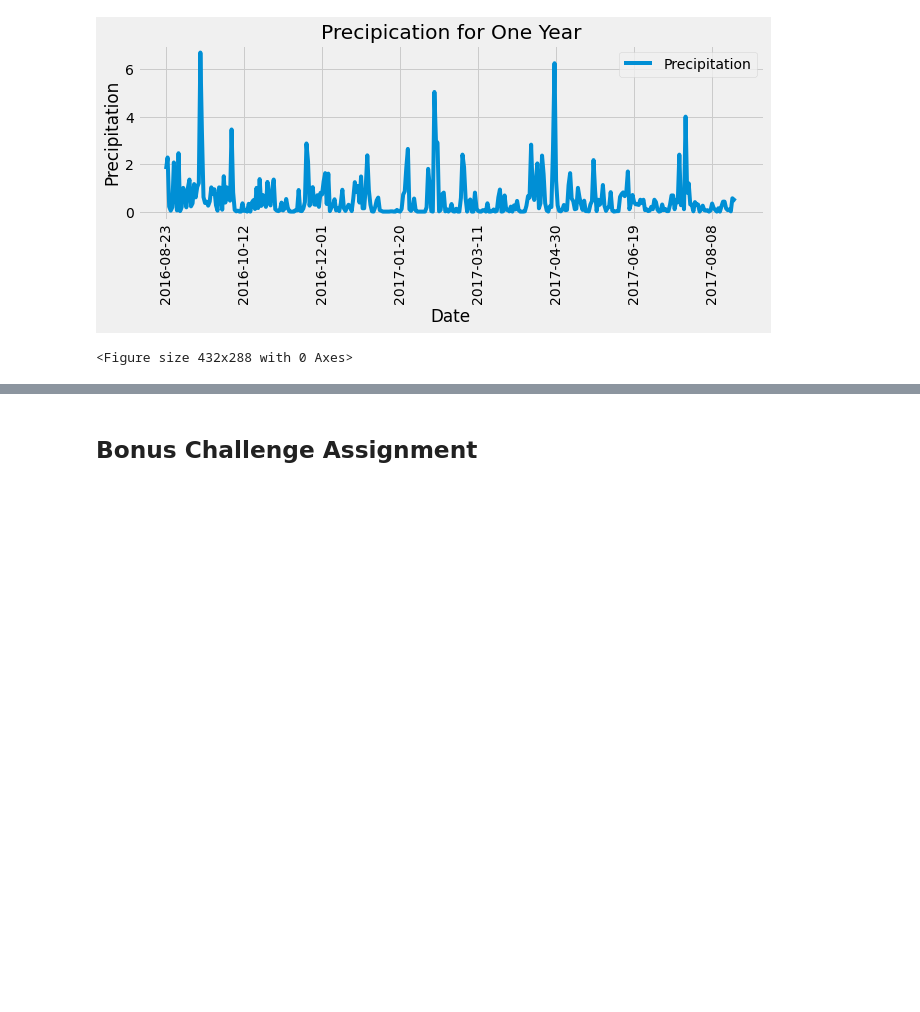
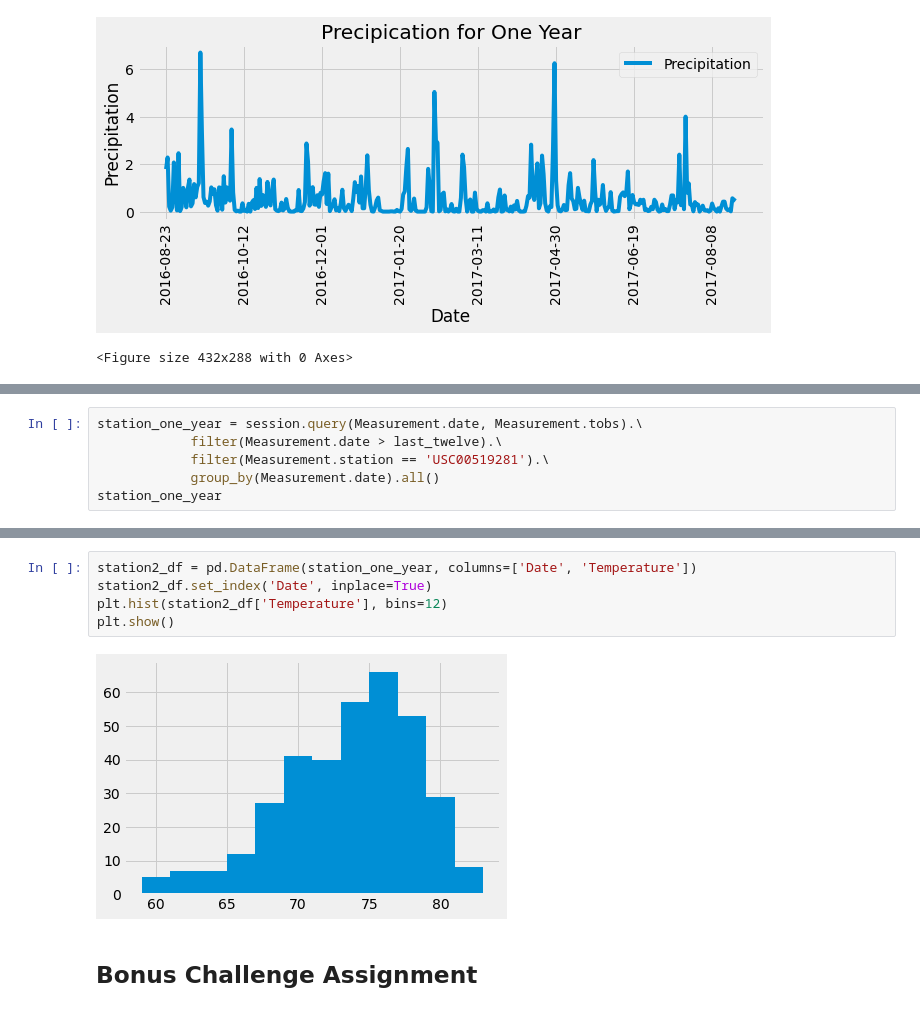
Before and after one commit to meghanvl/Climate_Analysis, a Jupyter notebook: Climate_Analysis.ipynb, the cells around one changed output, grey strips where cells are left out. Cells and saved outputs as stored; diff of their text form; blank space fills up the shorter version.

```diff
--- a/Climate_Analysis.ipynb
+++ b/Climate_Analysis.ipynb
@@ -255,0 +304,6 @@ plt.show()
+# %%
+station_one_year = session.query(Measurement.date, Measurement.tobs).\
+            filter(Measurement.date > last_twelve).\
+            filter(Measurement.station == 'USC00519281').\
+            group_by(Measurement.date).all()
+station_one_year
@@ -256,3 +328,10 @@ plt.show()
+# %%
+station2_df = pd.DataFrame(station_one_year, columns=['Date', 'Temperature'])
+station2_df.set_index('Date', inplace=True)
+plt.hist(station2_df['Temperature'], bins=12)
+plt.show()
+# %% [output]
+[figure, added]
 # %% [markdown]
 ## Bonus Challenge Assignment
 # %%
```
Also changed, not shown: parts of 12 cells of this notebook, 2 other files.
